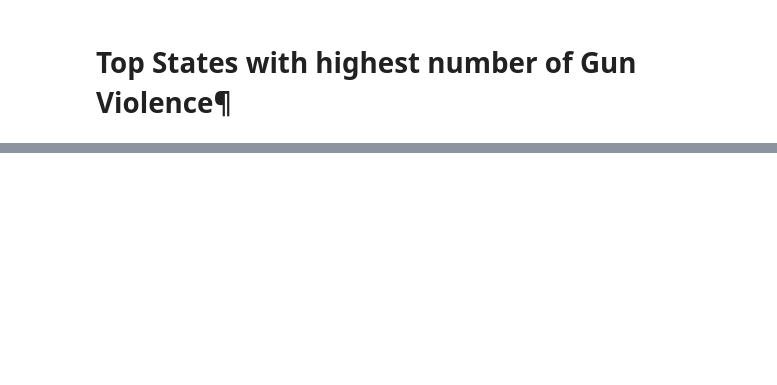
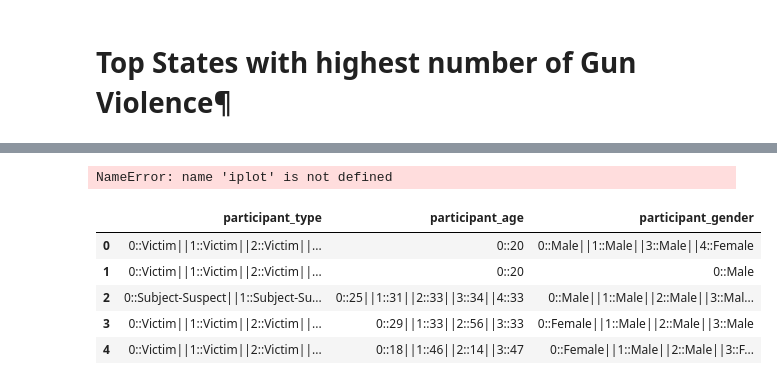
Before and after one commit to Nadide/Gun-Violence-Data-Analysis, a Jupyter notebook: analysis_notebooks/Location related analysis.ipynb, the cells around one changed output, grey strips where cells are left out. Cells and saved outputs as stored; diff of their text form; code cells hidden in the pictures; blank space fills up the shorter version.

```diff
--- a/analysis_notebooks/Location related analysis.ipynb
+++ b/analysis_notebooks/Location related analysis.ipynb
@@ -160,0 +212,47 @@ Text(0.5, 1.0, 'Top 10 High Crime Rate Cities')
+# %%
+df['n_guns'] = df['n_guns_involved'].apply(lambda x : "10+" if x>=10 else str(x))
+
+tempdf = df['n_guns'].value_counts().reset_index()
+tempdf = tempdf[tempdf['index'] != 'nan']
+tempdf = tempdf[tempdf['index'] != '1.0']
+
+labels = list(tempdf['index'])
+values = list(tempdf['n_guns'])
+
+fig = {
+  "data": [
+    {
+      "values": list(values),
+      "labels": list(labels),
+      "marker" : dict(colors=['#FEBFB3', '#E1396C', '#96D38C', '#D0F9B1', '#c0d1ed', '#efaceb', '#f5f794', '#94f794', '#fcc771']),
+      "name": "Gun Number",
+      "hoverinfo":"label+percent+name",
+      "hole": .55,
+      "type": "pie"
+    }],
+  "layout": {
+          "showlegend" : True,
+        "title":"Number of Gun Involved",
+        "annotations": [
+            {
+                "font": {
+                    "size": 15
+                },
+                "showarrow": False,
+                "text": "Number of Gun"
+            }
+        ]
+    }
+}
+iplot(fig, filename='donut')
+# %% [output]
+NameError: name 'iplot' is not defined
+# %%
+df[['participant_type', 'participant_age', 'participant_gender']].head()
+# %% [output]
+|  | participant_type | participant_age | participant_gender |
+| 0 | 0::Victim||1::Victim||2::Victim||... | 0::20 | 0::Male||1::Male||3::Male||4::Female |
+| 1 | 0::Victim||1::Victim||2::Victim||... | 0::20 | 0::Male |
+| 2 | 0::Subject-Suspect||1::Subject-Su... | 0::25||1::31||2::33||3::34||4::33 | 0::Male||1::Male||2::Male||3::Mal... |
+| 3 | 0::Victim||1::Victim||2::Victim||... | 0::29||1::33||2::56||3::33 | 0::Female||1::Male||2::Male||3::Male |
+| 4 | 0::Victim||1::Victim||2::Victim||... | 0::18||1::46||2::14||3::47 | 0::Female||1::Male||2::Male||3::F... |
```
Also changed, not shown: parts of 25 cells of this notebook, 32 other files.
